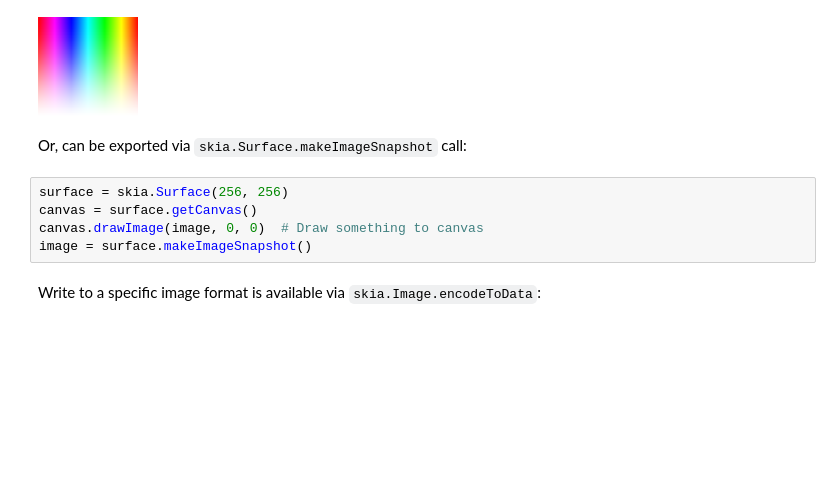
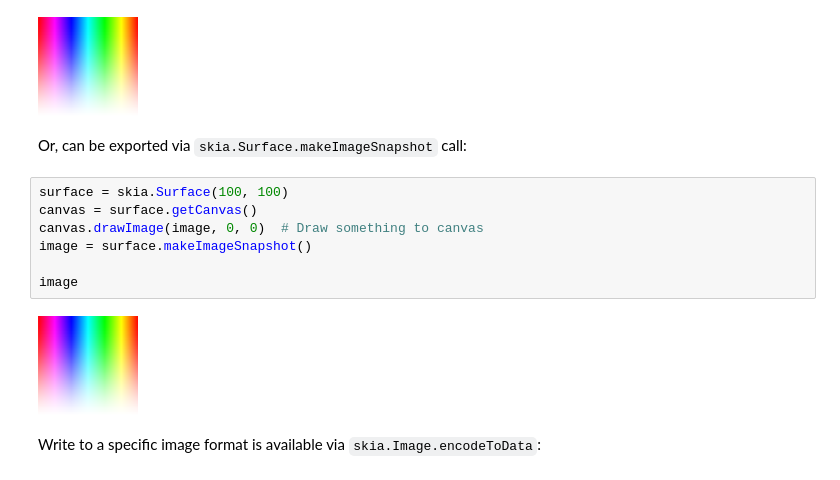
Before and after one commit to kyamagu/skia-python, a Jupyter notebook: notebooks/Python-Image-IO.ipynb, the cells around one changed output. Cells and saved outputs as stored; diff of their text form; blank space fills up the shorter version.

```diff
--- a/notebooks/Python-Image-IO.ipynb
+++ b/notebooks/Python-Image-IO.ipynb
@@ -28,10 +28,14 @@ display.Image(data=image.encodeToData())
 # %% [markdown]
 Or, can be exported via `skia.Surface.makeImageSnapshot` call:
 # %%
-surface = skia.Surface(256, 256)
+surface = skia.Surface(100, 100)
 canvas = surface.getCanvas()
 canvas.drawImage(image, 0, 0)  # Draw something to canvas
 image = surface.makeImageSnapshot()
+
+image
+# %% [output]
+[figure, added]
 # %% [markdown]
 Write to a specific image format is available via `skia.Image.encodeToData`:
 # %%
```
Also changed, not shown: parts of 5 cells of this notebook, 4 other files.
